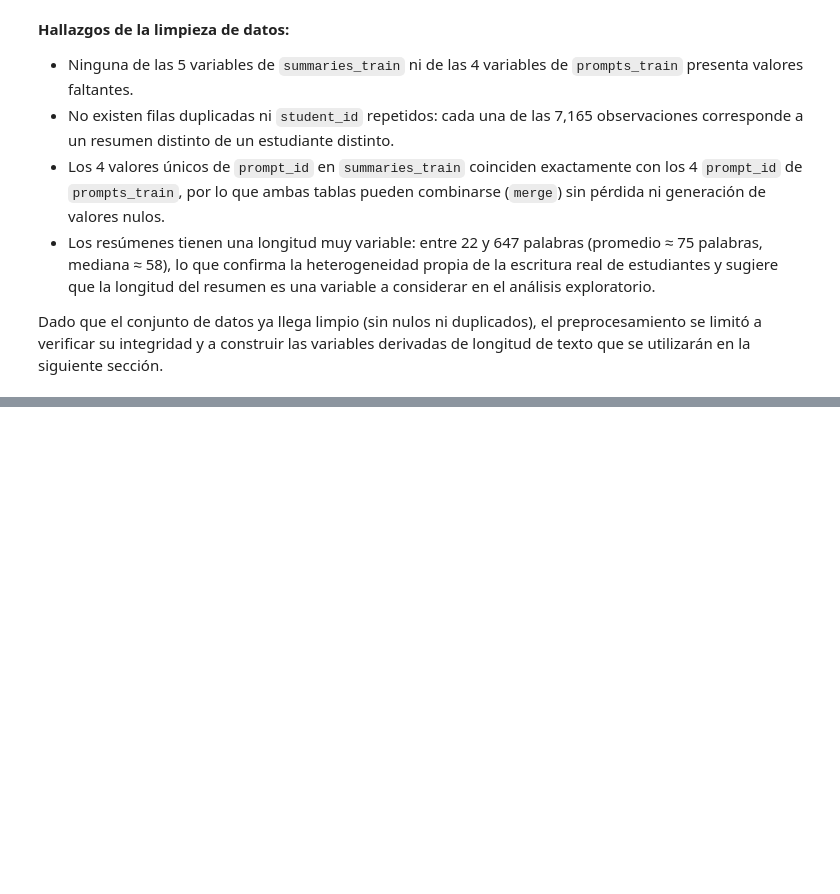
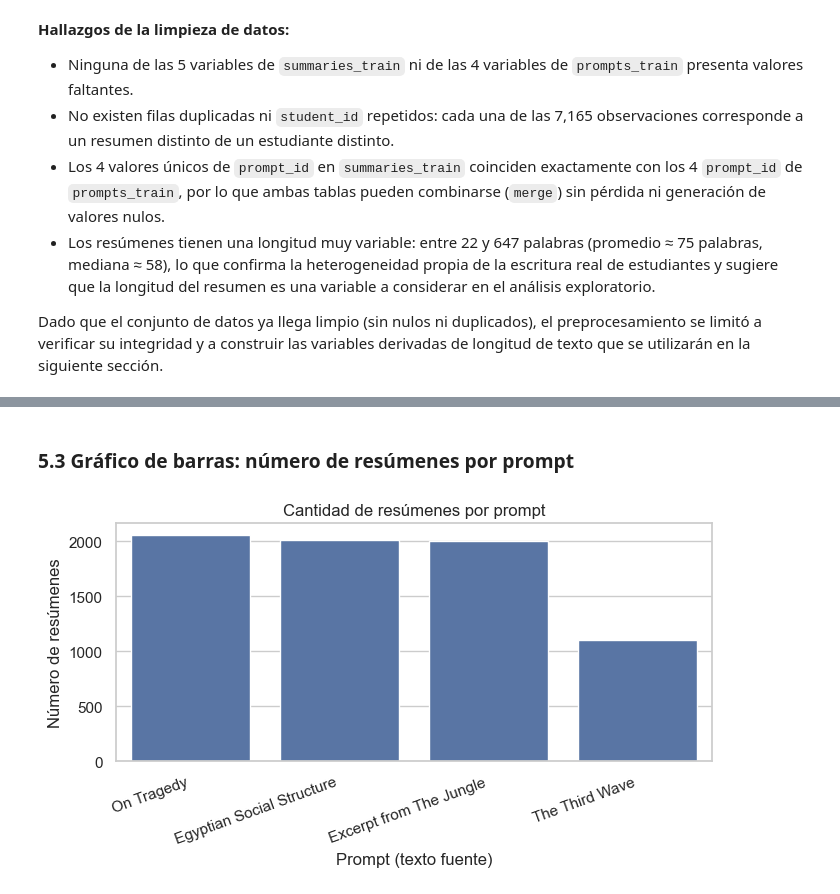
Before and after one commit to hadelacruz/Evaluate-Student-Summaries, a Jupyter notebook: analisis_exploratorio.ipynb, the cells around one changed output, grey strips where cells are left out. Cells and saved outputs as stored; diff of their text form; code cells hidden in the pictures; blank space fills up the shorter version.

```diff
--- a/analisis_exploratorio.ipynb
+++ b/analisis_exploratorio.ipynb
@@ -169,0 +195,8 @@ Dado que el conjunto de datos ya llega limpio (sin nulos ni duplicados), el prep
+# %%
+freq_table = summaries_train["prompt_id"].value_counts().rename("frecuencia").to_frame()
+freq_table["proporcion"] = (freq_table["frecuencia"] / len(summaries_train)).round(3)
+freq_table = freq_table.merge(
+    prompts_train[["prompt_id", "prompt_title"]], left_index=True, right_on="prompt_id"
+).set_index("prompt_id")
+
+freq_table
@@ -169,0 +212,15 @@ Dado que el conjunto de datos ya llega limpio (sin nulos ni duplicados), el prep
+# %% [markdown]
+### 5.3 Gráfico de barras: número de resúmenes por prompt
+# %%
+fig, ax = plt.subplots(figsize=(7, 4))
+sns.barplot(
+    x=freq_table["prompt_title"], y=freq_table["frecuencia"], ax=ax, color="#4C72B0"
+)
+ax.set_xlabel("Prompt (texto fuente)")
+ax.set_ylabel("Número de resúmenes")
+ax.set_title("Cantidad de resúmenes por prompt")
+plt.xticks(rotation=20, ha="right")
+plt.tight_layout()
+plt.show()
+# %% [output]
+[figure, added]
```
Also changed, not shown: parts of 18 cells of this notebook.
